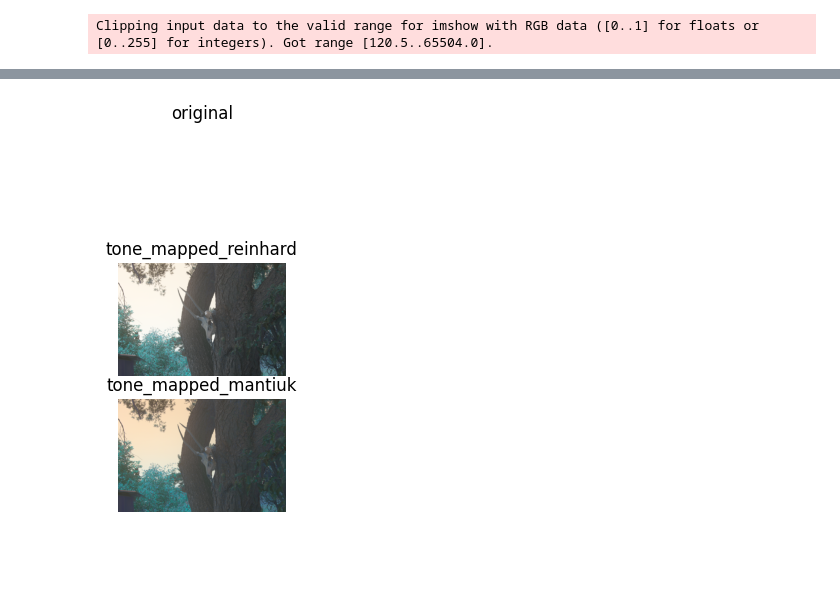
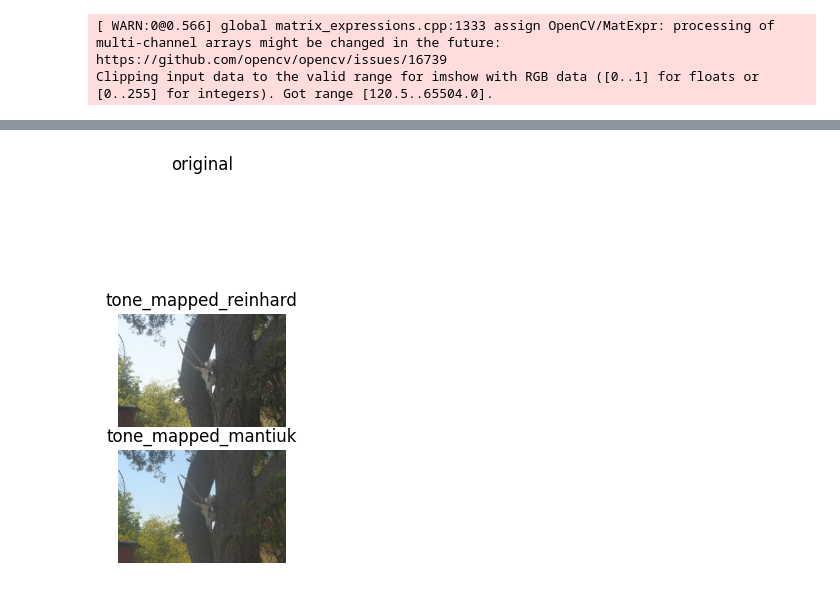
Before and after one commit to twezowic/SIGK, a Jupyter notebook: lab2/note.ipynb, the cells around one changed output, grey strips where cells are left out. Cells and saved outputs as stored; diff of their text form; code cells hidden in the pictures; blank space fills up the shorter version.

```diff
--- a/lab2/note.ipynb
+++ b/lab2/note.ipynb
@@ -4,17 +4,17 @@ import matplotlib.pyplot as plt
 # enable using OpenEXR with OpenCV
 os.environ['OPENCV_IO_ENABLE_OPENEXR'] = "1"
 import cv2
-from numpy import ndarray
+import numpy as np
 from brisque import BRISQUE
 
 FILE_PATH = os.path.normpath("./data/reference/001.exr")
 
-def read_exr(im_path: str) -> ndarray:
+def read_exr(im_path: str) -> np.ndarray:
     return cv2.imread(
     filename=im_path,
     flags=cv2.IMREAD_ANYCOLOR | cv2.IMREAD_ANYDEPTH
     )
-def tone_map_reinhard(image: ndarray) -> ndarray:
+def tone_map_reinhard(image: np.ndarray) -> np.ndarray:
     tonemap_operator = cv2.createTonemapReinhard(
     gamma=2.2,
     intensity=0.0,
@@ -23,7 +23,7 @@ def tone_map_reinhard(image: ndarray) -> ndarray:
     )
     result = tonemap_operator.process(src=image)
     return result
-def tone_map_mantiuk(image: ndarray) -> ndarray:
+def tone_map_mantiuk(image: np.ndarray) -> np.ndarray:
     tonemap_operator = cv2.createTonemapMantiuk(
     gamma=2.2,
     scale=0.85,
@@ -32,9 +32,13 @@ def tone_map_mantiuk(image: ndarray) -> ndarray:
     result = tonemap_operator.process(src=image)
     return result
 
-def evaluate_image(image: ndarray) -> float:
+def evaluate_image(image: np.ndarray) -> float:
     metric = BRISQUE(url=False)
     return metric.score(img=image)
+
+def fix_colors(img):
+    img = np.clip(img / np.max(img), 0, 1)
+    return cv2.cvtColor(img, cv2.COLOR_BGR2RGB)
 # %%
 image = read_exr(im_path=FILE_PATH)
 tone_mapped_reinhard = tone_map_reinhard(image)
@@ -42,19 +46,20 @@ tone_mapped_mantiuk = tone_map_mantiuk(image)
 
 fig, axes = plt.subplots(3, 1, figsize=(10, 5))
 
-axes[0].imshow(image)
+axes[0].imshow(fix_colors(image))
 axes[0].axis('off')
 axes[0].set_title("original")
 
-axes[1].imshow(tone_mapped_reinhard)
+axes[1].imshow(fix_colors(tone_mapped_reinhard))
 axes[1].axis('off')
 axes[1].set_title("tone_mapped_reinhard")
 
-axes[2].imshow(tone_mapped_mantiuk)
+axes[2].imshow(fix_colors(tone_mapped_mantiuk))
 axes[2].axis('off')
 axes[2].set_title("tone_mapped_mantiuk")
 
 print('tone_mapped_reinhard', evaluate_image(image=tone_mapped_reinhard))
 print('tone_mapped_mantiuk', evaluate_image(image=tone_mapped_mantiuk))
 # %% [output]
+[ WARN:0@0.566] global matrix_expressions.cpp:1333 assign OpenCV/MatExpr: processing of multi-channel arrays might be changed in the future: https://github.com/opencv/opencv/issues/16739
 Clipping input data to the valid range for imshow with RGB data ([0..1] for floats or [0..255] for integers). Got range [120.5..65504.0].
@@ -63 +68 @@ tone_mapped_mantiuk 28.249648504365467
-[figure, old version]
+[figure, new version]
```
Also changed, not shown: parts of 1 cell of this notebook.
